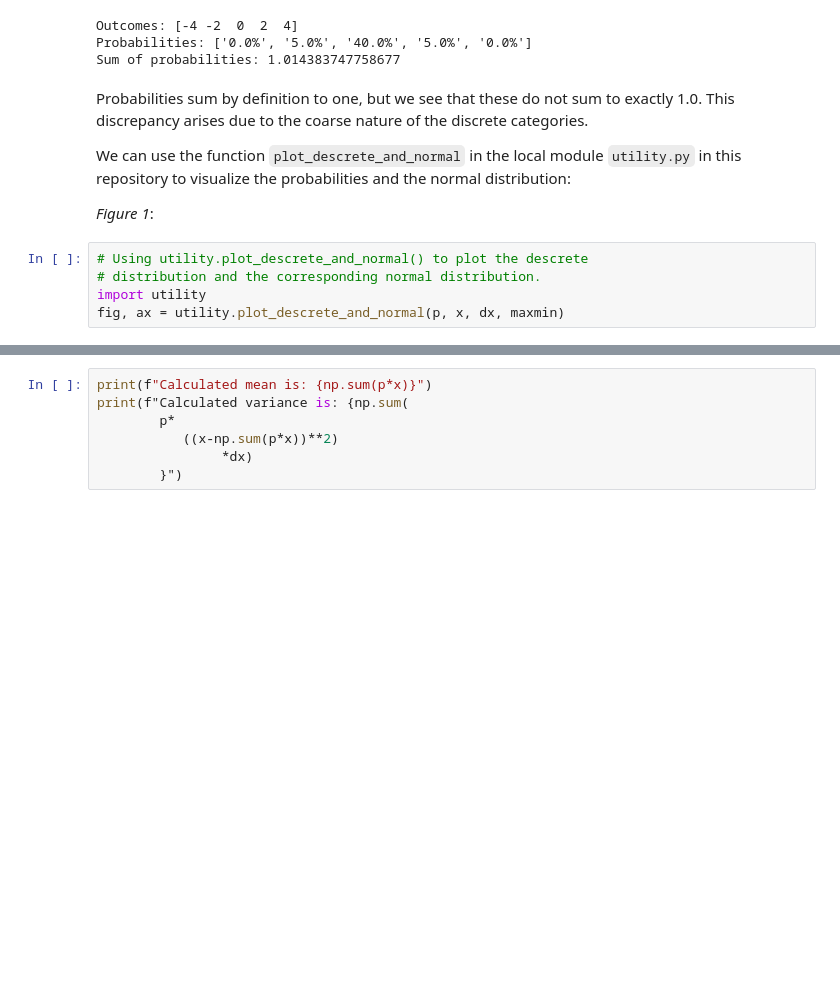
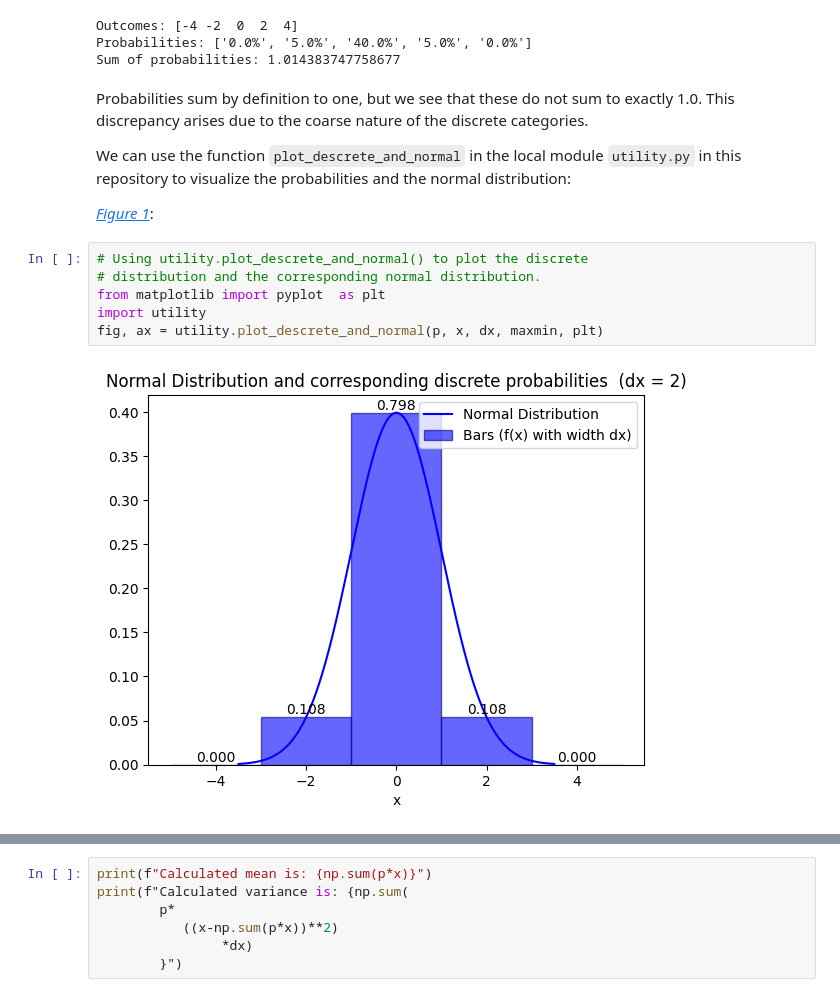
Before and after one commit to uit-sok-3011-h25/uit-sok-3011-h25.github.io, a Jupyter notebook: finans/2-expectation_utility.ipynb, the cells around one changed output, grey strips where cells are left out. Saved outputs shown, nothing was run; the diff lists cells and outputs as text; blank space fills up the shorter version.

```diff
--- a/finans/2-expectation_utility.ipynb
+++ b/finans/2-expectation_utility.ipynb
@@ -108,12 +108,15 @@ We can use the function `plot_descrete_and_normal` in the local module
 `utility.py` in this repository to visualize the probabilities and the
 normal distribution:
 
-*Figure 1*:
+*<a href="#fig-discrete-normal" class="quarto-xref">Figure 1</a>*:
 # %%
-# Using utility.plot_descrete_and_normal() to plot the descrete
+# Using utility.plot_descrete_and_normal() to plot the discrete
 # distribution and the corresponding normal distribution.
+from matplotlib import pyplot  as plt
 import utility
-fig, ax = utility.plot_descrete_and_normal(p, x, dx, maxmin)
+fig, ax = utility.plot_descrete_and_normal(p, x, dx, maxmin, plt)
+# %% [output]
+[figure, added]
 # %% [markdown]
 *Coding Challenges:*
 
```
Also changed, not shown: parts of 18 cells of this notebook, 9 other files.
